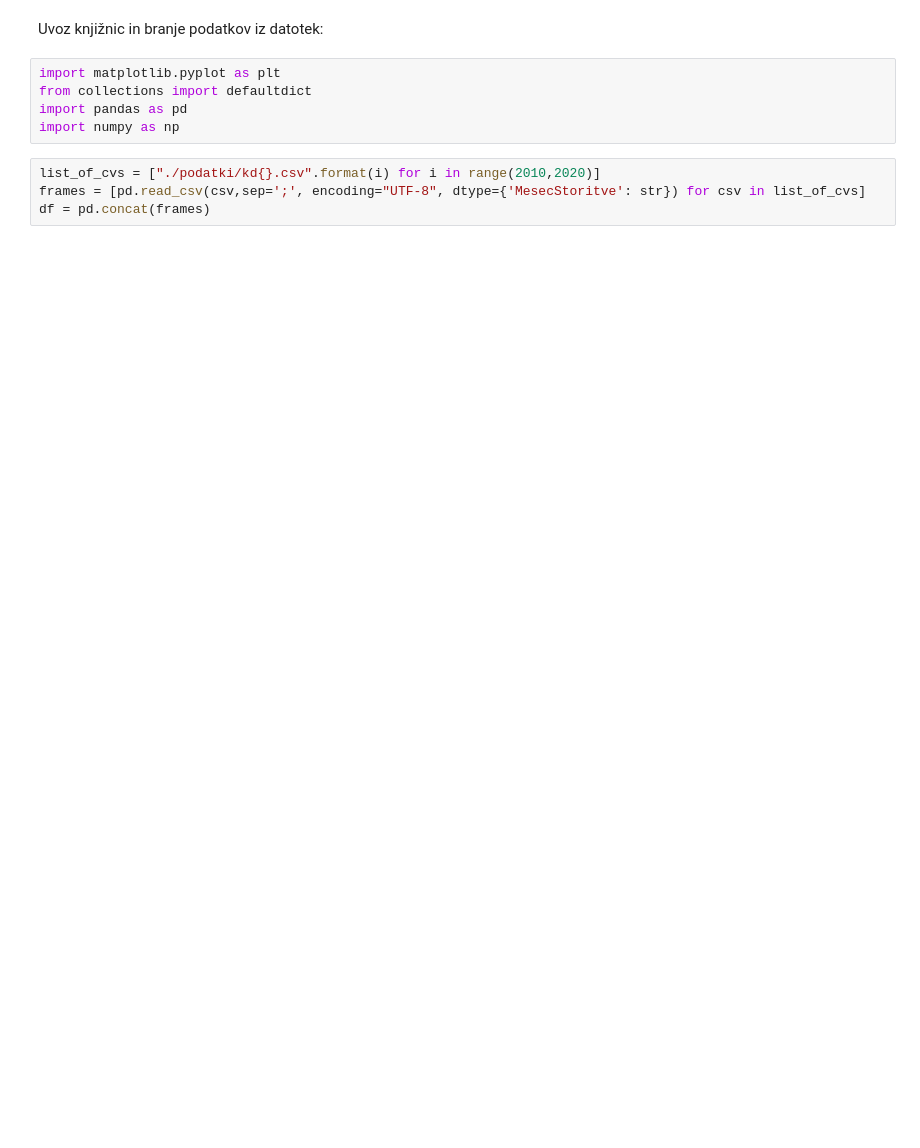
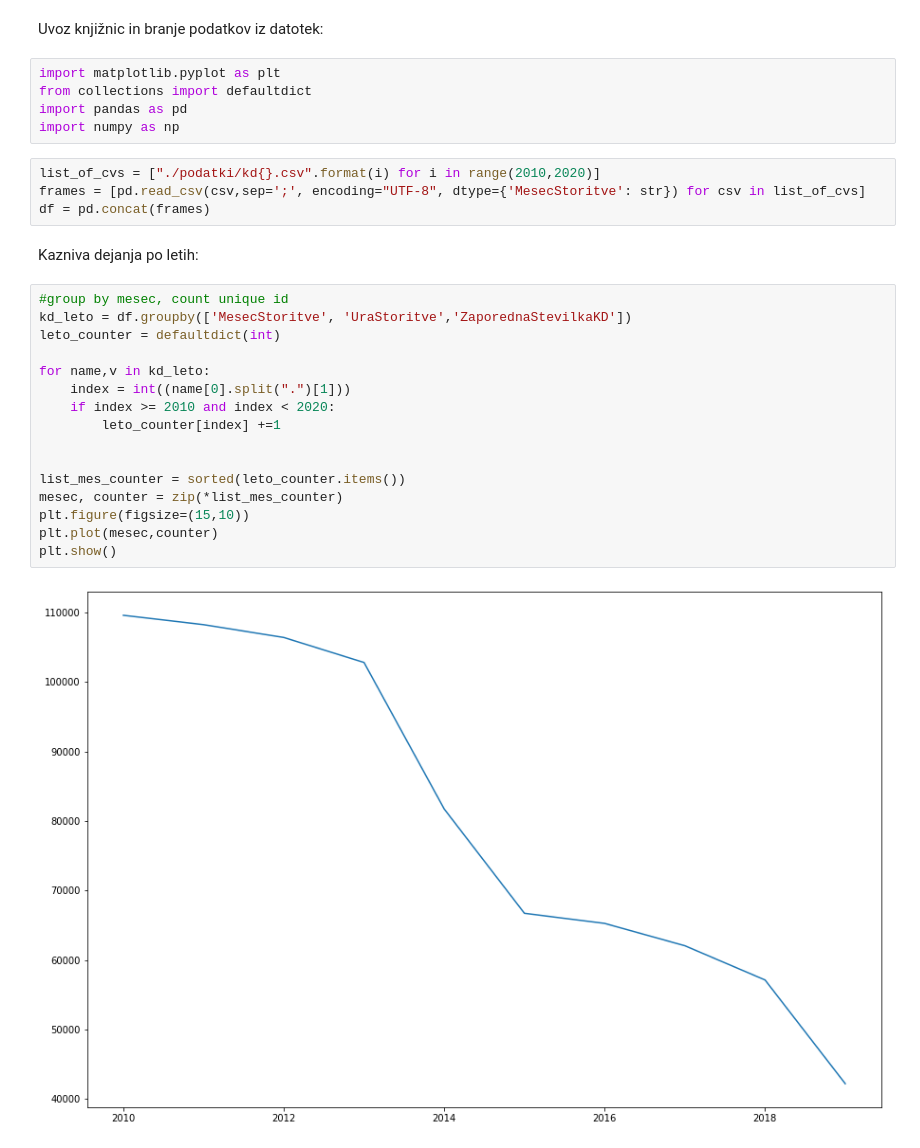
Before and after one commit to debluka/PR21LDMMKPZG, a Jupyter notebook: PR21LDMMKPZG.ipynb, the cells around one changed output. Saved outputs shown, nothing was run; the diff lists cells and outputs as text; blank space fills up the shorter version.

Commit message:
po mesecih, po letih in po starostnih razredih

```diff
--- a/PR21LDMMKPZG.ipynb
+++ b/PR21LDMMKPZG.ipynb
@@ -9,3 +9,23 @@ import numpy as np
 list_of_cvs = ["./podatki/kd{}.csv".format(i) for i in range(2010,2020)]
 frames = [pd.read_csv(csv,sep=';', encoding="UTF-8", dtype={'MesecStoritve': str}) for csv in list_of_cvs]
 df = pd.concat(frames)
+# %% [markdown]
+Kazniva dejanja po letih:
+# %%
+#group by mesec, count unique id
+kd_leto = df.groupby(['MesecStoritve', 'UraStoritve','ZaporednaStevilkaKD'])
+leto_counter = defaultdict(int)
+
+for name,v in kd_leto:
+    index = int((name[0].split(".")[1]))
+    if index >= 2010 and index < 2020:
+        leto_counter[index] +=1
+
+
+list_mes_counter = sorted(leto_counter.items())
+mesec, counter = zip(*list_mes_counter)
+plt.figure(figsize=(15,10))
+plt.plot(mesec,counter)
+plt.show()
+# %% [output]
+[figure, added]
```
Also changed, not shown: parts of 4 cells of this notebook.
